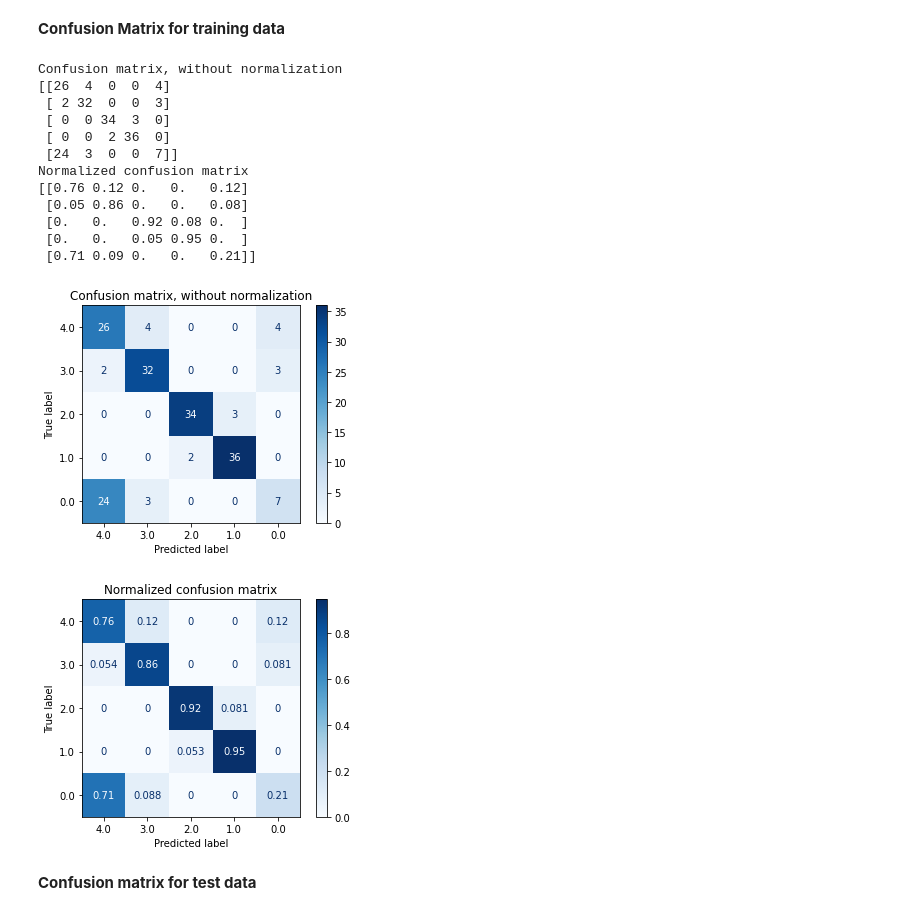
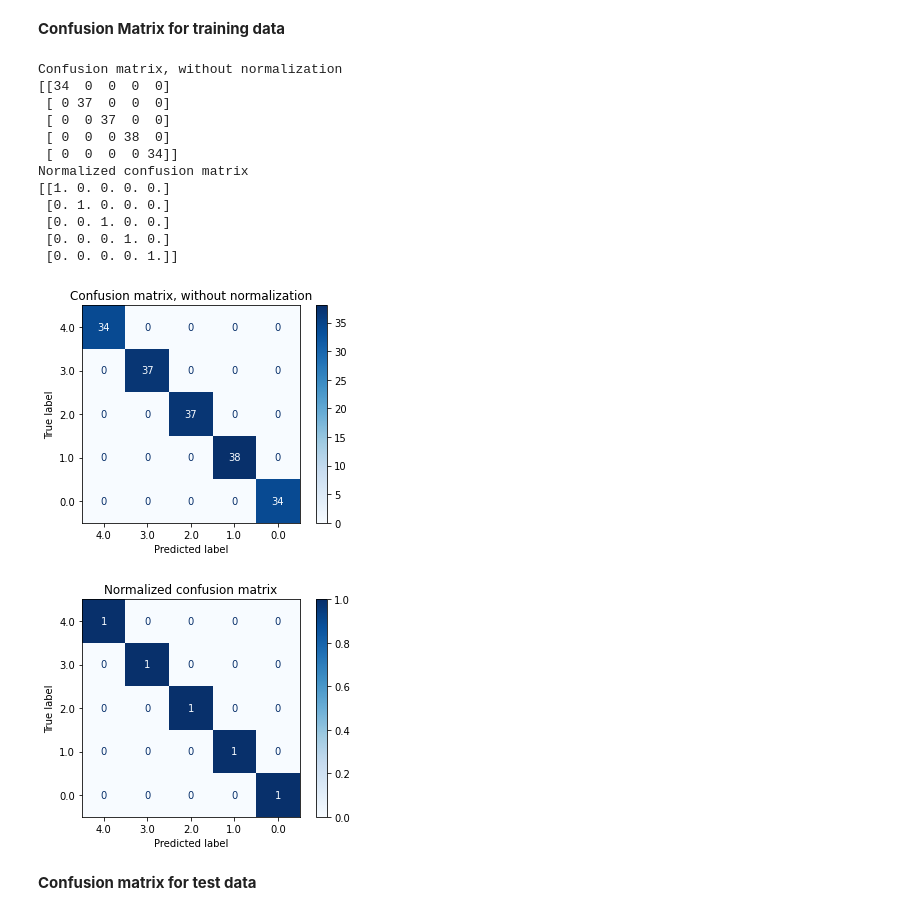
Before and after one commit to pra1608/Data-mining, a Jupyter notebook: ME780Examques2.ipynb, the cells around one changed output. Drawn from its saved outputs; the diff is of its cells as text; code cells hidden in the pictures.

```diff
--- a/ME780Examques2.ipynb
+++ b/ME780Examques2.ipynb
@@ -129,37 +125,40 @@ plt.show()
 ##***Confusion Matrix for the Decision tree classifier***
 # %% [markdown]
 **Confusion Matrix for training data**
+# %%
+clfd = DecisionTreeClassifier().fit(X_train, y_train)
 # %%
 from sklearn.metrics import plot_confusion_matrix
+
 np.set_printoptions(precision=2)
 titles_options = [("Confusion matrix, without normalization", None),
                   ("Normalized confusion matrix", 'true')]
 for title, normalize in titles_options:
-    disp1 = plot_confusion_matrix(clf, X_train, y_train,
+    disp1 = plot_confusion_matrix(clfd, X_train, y_train,
                                  display_labels=(df[df.columns[-1]].unique()),
                                  cmap=plt.cm.Blues,
                                  normalize=normalize)
     disp1.ax_.set_title(title)
 
     print(title)
     print(disp1.confusion_matrix)
-
+plt.savefig("Confusion Matrix for train",dpi = 150)
 plt.show()
 # %% [output]
 Confusion matrix, without normalization
-[[26  4  0  0  4]
- [ 2 32  0  0  3]
- [ 0  0 34  3  0]
- [ 0  0  2 36  0]
- [24  3  0  0  7]]
+[[34  0  0  0  0]
+ [ 0 37  0  0  0]
+ [ 0  0 37  0  0]
+ [ 0  0  0 38  0]
+ [ 0  0  0  0 34]]
 Normalized confusion matrix
-[[0.76 0.12 0.   0.   0.12]
- [0.05 0.86 0.   0.   0.08]
- [0.   0.   0.92 0.08 0.  ]
- [0.   0.   0.05 0.95 0.  ]
- [0.71 0.09 0.   0.   0.21]]
+[[1. 0. 0. 0. 0.]
+ [0. 1. 0. 0. 0.]
+ [0. 0. 1. 0. 0.]
+ [0. 0. 0. 1. 0.]
+ [0. 0. 0. 0. 1.]]
-[figure, old version]
+[figure, new version]
-[figure, old version]
+[figure, new version]
 # %% [markdown]
 **Confusion matrix for test data**
 # %%
```
Also changed, not shown: parts of 9 cells of this notebook.
